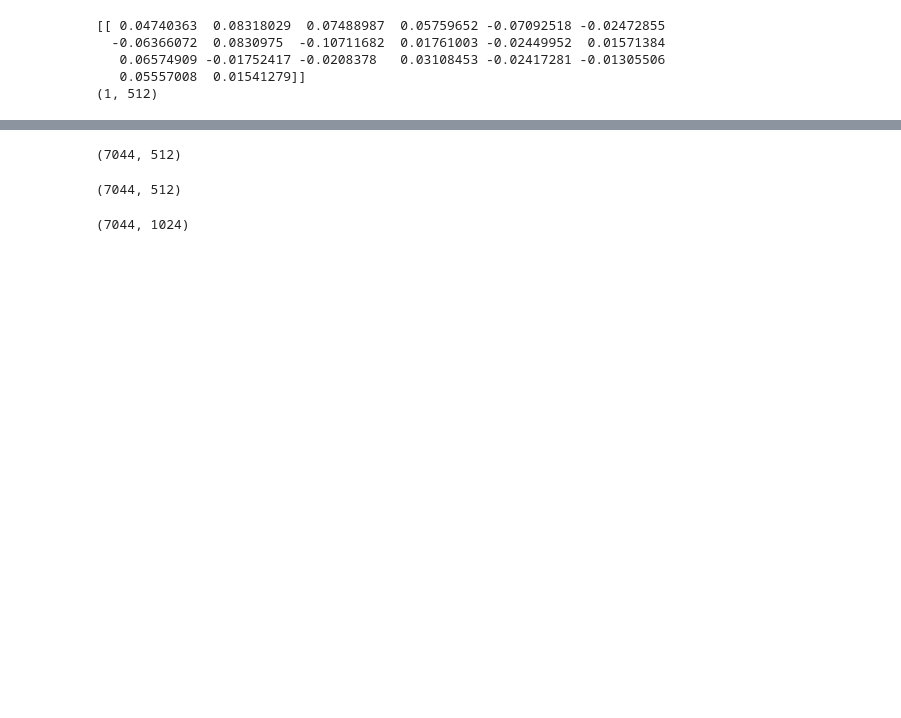
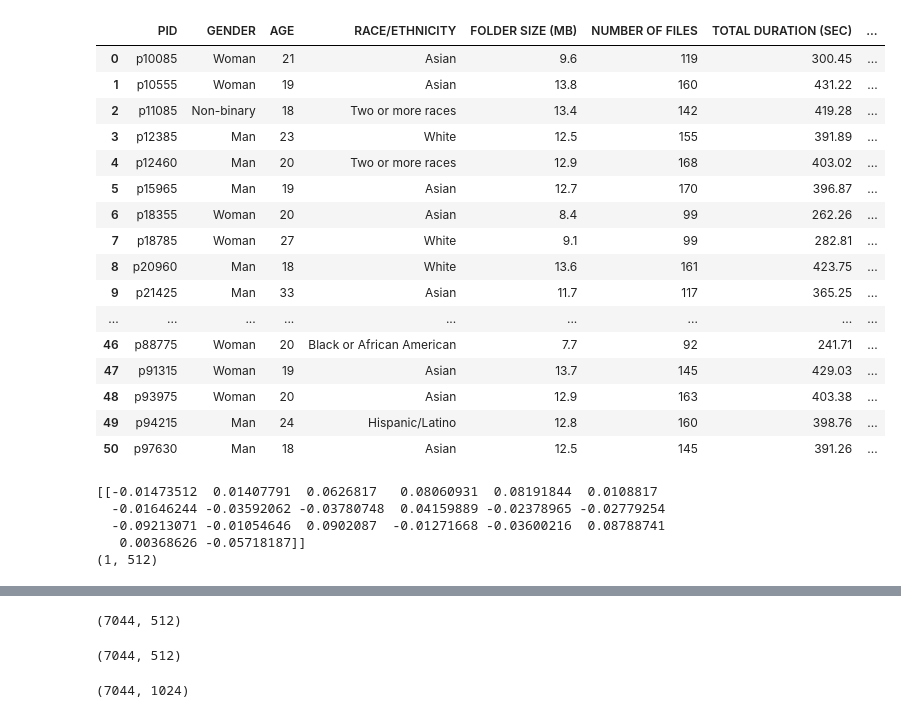
Before and after one commit to astroscar09/tame_pain_analysis, a Jupyter notebook: pretrained_audio_model_laion_clap.ipynb, the cells around one changed output, grey strips where cells are left out. Cells and saved outputs as stored; diff of their text form; code cells hidden in the pictures; blank space fills up the shorter version.

```diff
--- a/pretrained_audio_model_laion_clap.ipynb
+++ b/pretrained_audio_model_laion_clap.ipynb
@@ -81,23 +86,44 @@ for subfolder in subfolders:
         all_wavs.append((wav_path, sr, data))
 # %%
 import pandas as pd
-meta_participant = pd.read_csv('/Users/ritwikvashistha/Downloads/meta_participant.csv')
-meta_audio = pd.read_csv('/Users/ritwikvashistha/Downloads/meta_audio.csv')
+meta_participant = pd.read_csv('data/meta_participant.csv')
+meta_audio = pd.read_csv('data/meta_audio.csv')
+# %%
+meta_participant
+# %% [output]
+|  | PID | GENDER | AGE | RACE/ETHNICITY | FOLDER SIZE (MB) | NUMBER OF FILES | TOTAL DURATION (SEC) | ... |
+| 0 | p10085 | Woman | 21 | Asian | 9.6 | 119 | 300.45 | ... |
+| 1 | p10555 | Woman | 19 | Asian | 13.8 | 160 | 431.22 | ... |
+| 2 | p11085 | Non-binary | 18 | Two or more races | 13.4 | 142 | 419.28 | ... |
+| 3 | p12385 | Man | 23 | White | 12.5 | 155 | 391.89 | ... |
+| 4 | p12460 | Man | 20 | Two or more races | 12.9 | 168 | 403.02 | ... |
+| 5 | p15965 | Man | 19 | Asian | 12.7 | 170 | 396.87 | ... |
+| 6 | p18355 | Woman | 20 | Asian | 8.4 | 99 | 262.26 | ... |
+| 7 | p18785 | Woman | 27 | White | 9.1 | 99 | 282.81 | ... |
+| 8 | p20960 | Man | 18 | White | 13.6 | 161 | 423.75 | ... |
+| 9 | p21425 | Man | 33 | Asian | 11.7 | 117 | 365.25 | ... |
+| ... | ... | ... | ... | ... | ... | ... | ... | ... |
+| 46 | p88775 | Woman | 20 | Black or African American | 7.7 | 92 | 241.71 | ... |
+| 47 | p91315 | Woman | 19 | Asian | 13.7 | 145 | 429.03 | ... |
+| 48 | p93975 | Woman | 20 | Asian | 12.9 | 163 | 403.38 | ... |
+| 49 | p94215 | Man | 24 | Hispanic/Latino | 12.8 | 160 | 398.76 | ... |
+| 50 | p97630 | Man | 18 | Asian | 12.5 | 145 | 391.26 | ... |
 # %%
 filtered_indices = meta_audio[meta_audio['ACTION LABEL'].isin([0, 1, 2])].index
 # filtered_wavs = [all_wavs[i] for i in filtered_indices]
 # %%
 # Get audio embeddings from audio data
-audio_data, _ = librosa.load('/Users/ritwikvashistha/Downloads/mic1_renamed_trim_2/p10085/p10085.LC.1.161.wav', sr=48000) # sample rate should be 48000
+audio_data, _ = librosa.load('data/mic1_trim_v2/p10085/p10085.LC.1.161.wav', sr=48000) # sample rate should be 48000
 audio_data = audio_data.reshape(1, -1) # Make it (1,T) or (N,T)
+
 audio_embed = model.get_audio_embedding_from_data(x = audio_data, use_tensor=False)
 print(audio_embed[:,-20:])
 print(audio_embed.shape)
 # %% [output]
-[[ 0.04740363  0.08318029  0.07488987  0.05759652 -0.07092518 -0.02472855
-  -0.06366072  0.0830975  -0.10711682  0.01761003 -0.02449952  0.01571384
-   0.06574909 -0.01752417 -0.0208378   0.03108453 -0.02417281 -0.01305506
-   0.05557008  0.01541279]]
+[[-0.01473512  0.01407791  0.0626817   0.08060931  0.08191844  0.0108817
+  -0.01646244 -0.03592062 -0.03780748  0.04159889 -0.02378965 -0.02779254
+  -0.09213071 -0.01054646  0.0902087  -0.01271668 -0.03600216  0.08788741
+   0.00368626 -0.05718187]]
 (1, 512)
 # %%
 from tqdm import tqdm # Import the tqdm function from the tqdm module
```
Also changed, not shown: parts of 24 cells of this notebook, 7 other files.
